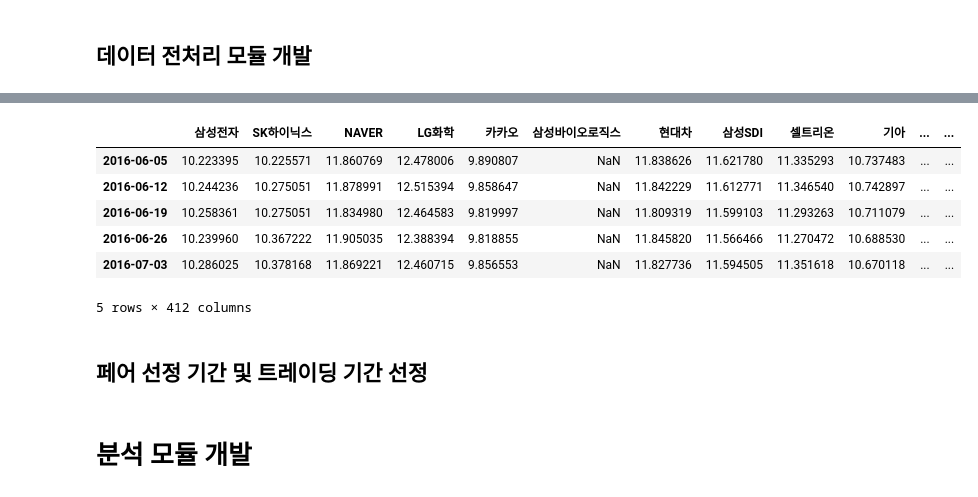
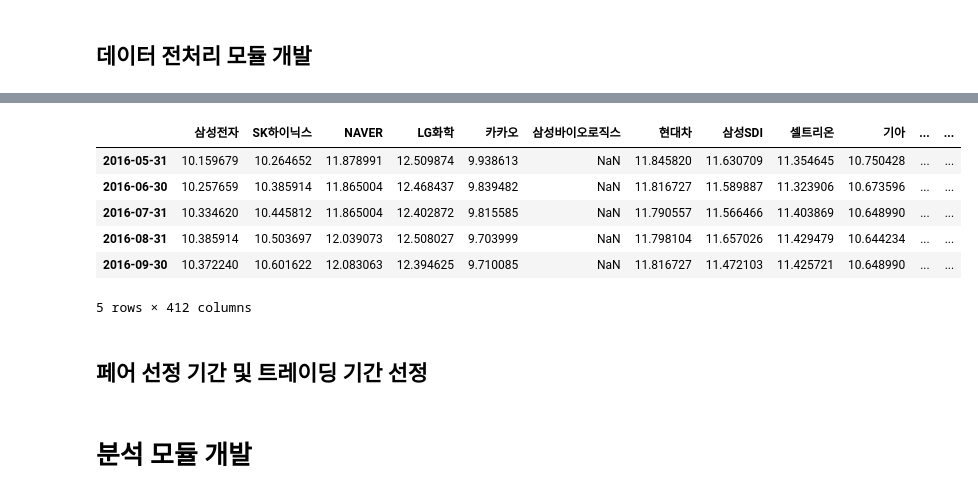
Before and after one commit to BlueWhaleKo/pair_trading, a Jupyter notebook: pair_trading.ipynb, the cells around one changed output, grey strips where cells are left out. Drawn from its saved outputs; the diff is of its cells as text; code cells hidden in the pictures.

```diff
--- a/pair_trading.ipynb
+++ b/pair_trading.ipynb
@@ -356,8 +356,8 @@ plt.plot(weekly_rt['웅진에너지'])
 # %%
 # 일별 가격을 주별 가격으로 변환 후 로그 적용
-weekly_price = price.groupby(pd.Grouper(freq="W")).last()
-weekly_log_price = LogProcessor().apply(weekly_price)
+monthly_price = price.groupby(pd.Grouper(freq="M")).last()
+monthly_log_price = LogProcessor().apply(monthly_price)
 
 # 71주차는 모두 휴일이여서 앞의 값으로 채워준다
-weekly_price.iloc[70] = weekly_price.iloc[69]
-weekly_log_price.iloc[70] = weekly_log_price.iloc[69]
+#monthly_price.iloc[70] = monthly_price.iloc[69]
+#monthly_log_price.iloc[70] = monthly_log_price.iloc[69]
@@ -374,12 +374,10 @@ weekly_price.head()
 # %%
-weekly_log_price.head()
+monthly_log_price.head()
 # %% [output]
 |  | 삼성전자 | SK하이닉스 | NAVER | LG화학 | 카카오 | 삼성바이오로직스 | 현대차 | 삼성SDI | 셀트리온 | 기아 | ... | ... |
-| 2016-06-05 | 10.223395 | 10.225571 | 11.860769 | 12.478006 | 9.890807 | NaN | 11.838626 | 11.621780 | 11.335293 | 10.737483 | ... | ... |
-| 2016-06-12 | 10.244236 | 10.275051 | 11.878991 | 12.515394 | 9.858647 | NaN | 11.842229 | 11.612771 | 11.346540 | 10.742897 | ... | ... |
-| 2016-06-19 | 10.258361 | 10.275051 | 11.834980 | 12.464583 | 9.819997 | NaN | 11.809319 | 11.599103 | 11.293263 | 10.711079 | ... | ... |
-| 2016-06-26 | 10.239960 | 10.367222 | 11.905035 | 12.388394 | 9.818855 | NaN | 11.845820 | 11.566466 | 11.270472 | 10.688530 | ... | ... |
-| 2016-07-03 | 10.286025 | 10.378168 | 11.869221 | 12.460715 | 9.856553 | NaN | 11.827736 | 11.594505 | 11.351618 | 10.670118 | ... | ... |
+| 2016-05-31 | 10.159679 | 10.264652 | 11.878991 | 12.509874 | 9.938613 | NaN | 11.845820 | 11.630709 | 11.354645 | 10.750428 | ... | ... |
+| 2016-06-30 | 10.257659 | 10.385914 | 11.865004 | 12.468437 | 9.839482 | NaN | 11.816727 | 11.589887 | 11.323906 | 10.673596 | ... | ... |
+| 2016-07-31 | 10.334620 | 10.445812 | 11.865004 | 12.402872 | 9.815585 | NaN | 11.790557 | 11.566466 | 11.403869 | 10.648990 | ... | ... |
+| 2016-08-31 | 10.385914 | 10.503697 | 12.039073 | 12.508027 | 9.703999 | NaN | 11.798104 | 11.657026 | 11.429479 | 10.644234 | ... | ... |
+| 2016-09-30 | 10.372240 | 10.601622 | 12.083063 | 12.394625 | 9.710085 | NaN | 11.816727 | 11.472103 | 11.425721 | 10.648990 | ... | ... |
 5 rows × 412 columns
-# %% [markdown]
-## 페어 선정 기간 및 트레이딩 기간 선정
@@ -388,0 +384,2 @@ trading_preiod = weekly_rt.index[52*3:] # 2년
+# %% [markdown]
+## 페어 선정 기간 및 트레이딩 기간 선정
```
Also changed, not shown: parts of 62 cells of this notebook, 3 other files.
